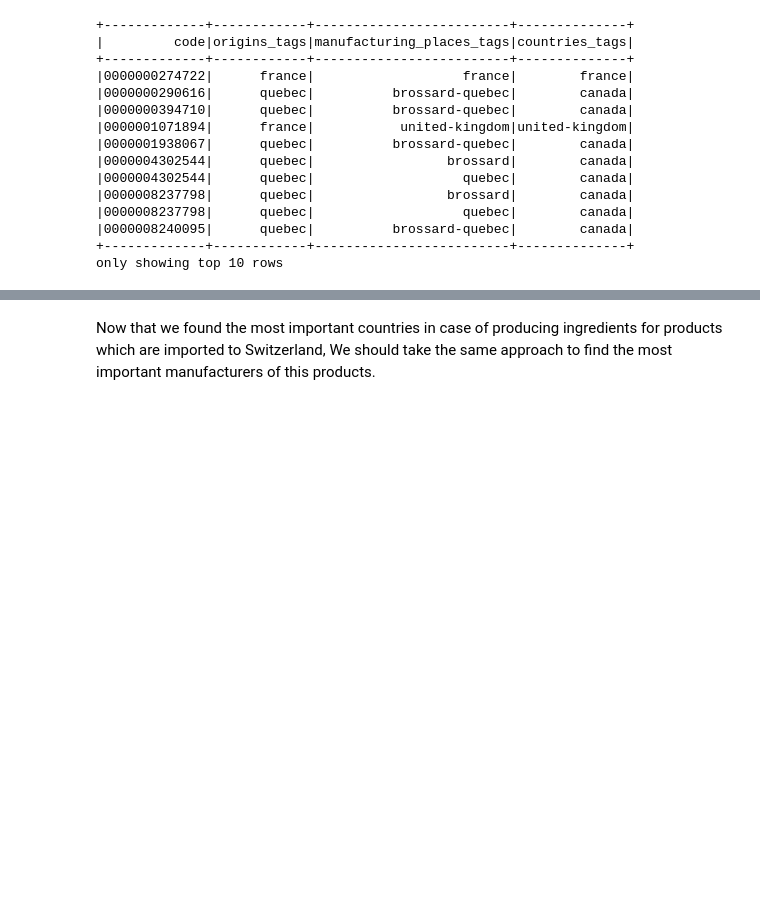
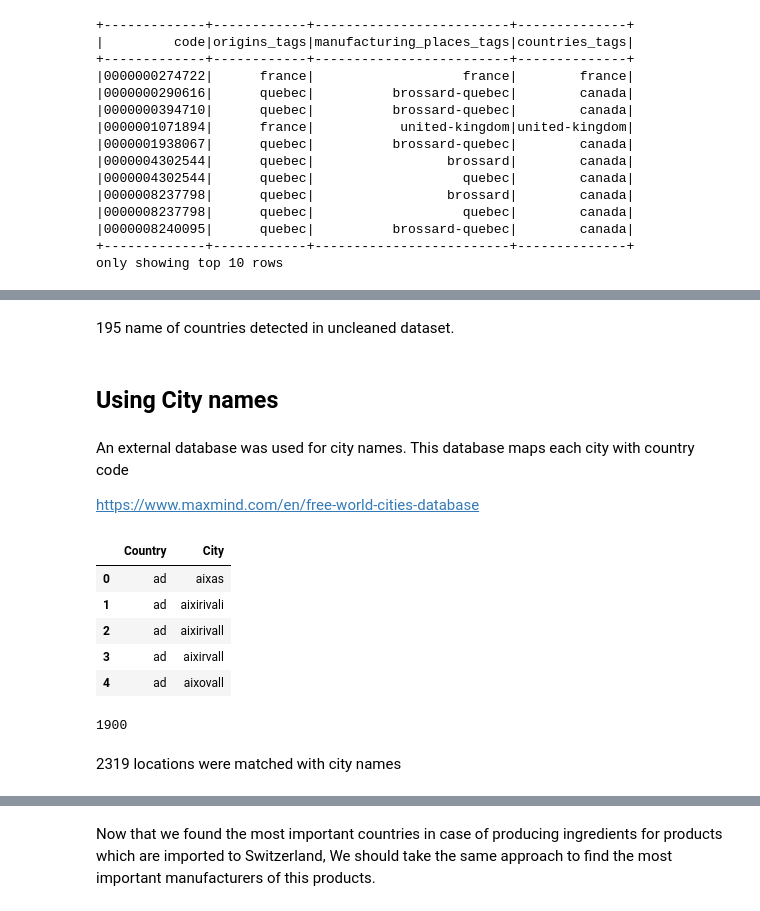
Before and after one commit to MrymZakani/ADA, a Jupyter notebook: cleaning_countries.ipynb, the cells around one changed output, grey strips where cells are left out. Drawn from its saved outputs; the diff is of its cells as text; code cells hidden in the pictures; blank space fills up the shorter version.

```diff
--- a/cleaning_countries.ipynb
+++ b/cleaning_countries.ipynb
@@ -192,0 +223,21 @@ We classify these products under different categories:
+# %% [markdown]
+195 name of countries detected in uncleaned dataset.
+# %% [markdown]
+## Using City names
+# %% [markdown]
+An external database was used for city names. This database maps each city with country code
+
+https://www.maxmind.com/en/free-world-cities-database
+# %%
+# Find name of cities and replace with country code (Here some bias may happen, some cities have similar name)
+
+dataset_cities = pd.read_csv(DATA_FOLDER+ cities_file,sep=',', error_bad_lines=False, encoding = "utf-8")
+dataset_cities = dataset_cities[['Country', 'City']]
+dataset_cities.head()
+# %% [output]
+|  | Country | City |
+| 0 | ad | aixas |
+| 1 | ad | aixirivali |
+| 2 | ad | aixirivall |
+| 3 | ad | aixirvall |
+| 4 | ad | aixovall |
@@ -192,0 +259,13 @@ We classify these products under different categories:
+# %%
+# Try to map more locations using city names
+countries = countries.reset_index(drop=True)
+for i in range(seen,2000):
+    if assign_country_code_using_city(countries[i]):
+        countries = countries.drop([i])
+        i -=1
+        seen = i
+print(seen)
+# %% [output]
+1900
+# %% [markdown]
+2319 locations were matched with city names
```
Also changed, not shown: parts of 49 cells of this notebook, 2 other files.
